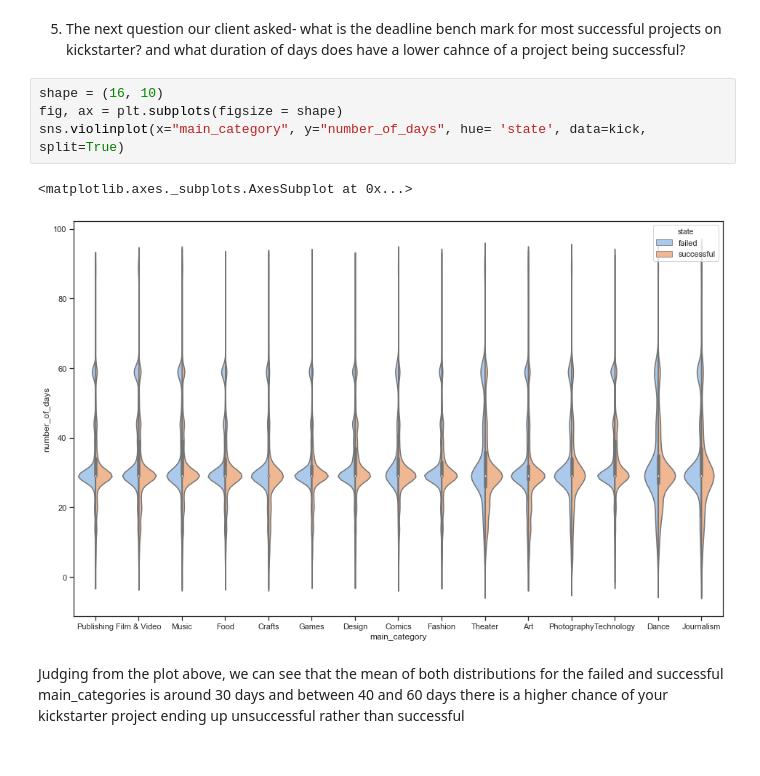
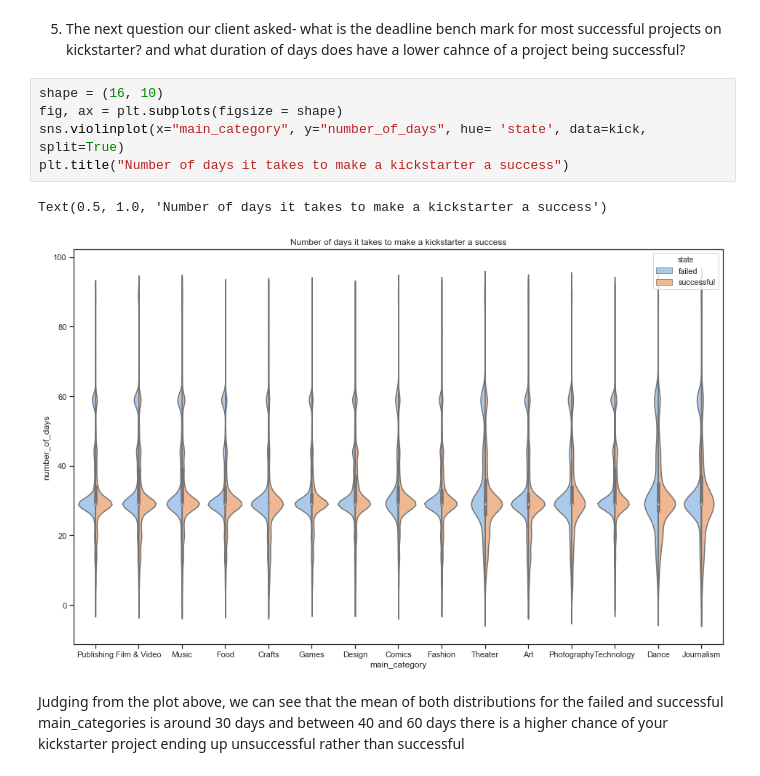
Before and after one commit to Abhiolar/Kickstarter-project, a Jupyter notebook: EXPLORATORY DATA ANALYSIS.ipynb, the cells around one changed output. Cells and saved outputs as stored; diff of their text form.

```diff
--- a/EXPLORATORY DATA ANALYSIS.ipynb
+++ b/EXPLORATORY DATA ANALYSIS.ipynb
@@ -247,10 +247,11 @@ Judging from the plot above, even though technology main_category has least succ
 # %%
 shape = (16, 10)
 fig, ax = plt.subplots(figsize = shape)
 sns.violinplot(x="main_category", y="number_of_days", hue= 'state', data=kick, split=True)
+plt.title("Number of days it takes to make a kickstarter a success")
 # %% [output]
-<matplotlib.axes._subplots.AxesSubplot at 0x...>
+Text(0.5, 1.0, 'Number of days it takes to make a kickstarter a success')
-[figure, old version]
+[figure, new version]
 # %% [markdown]
 Judging from the plot above, we can see that the mean of both distributions for the failed and successful main_categories is around 30 days and between 40 and 60 days there is a higher chance of your kickstarter project ending up unsuccessful rather than successful
 # %% [markdown]
```
Also changed, not shown: parts of 3 cells of this notebook, 9 other files.
